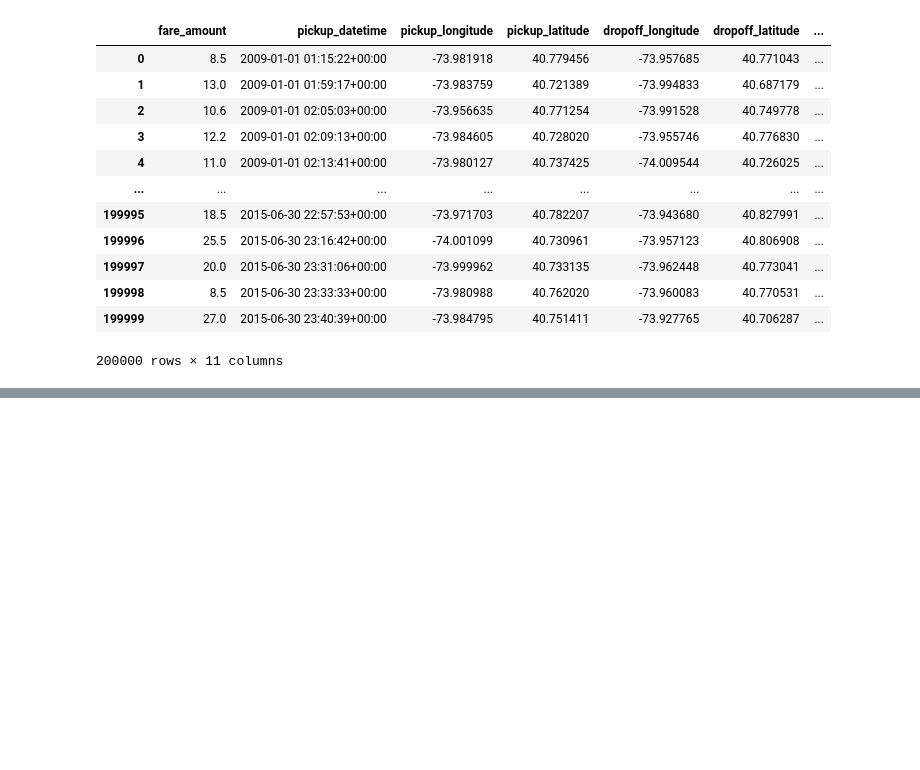
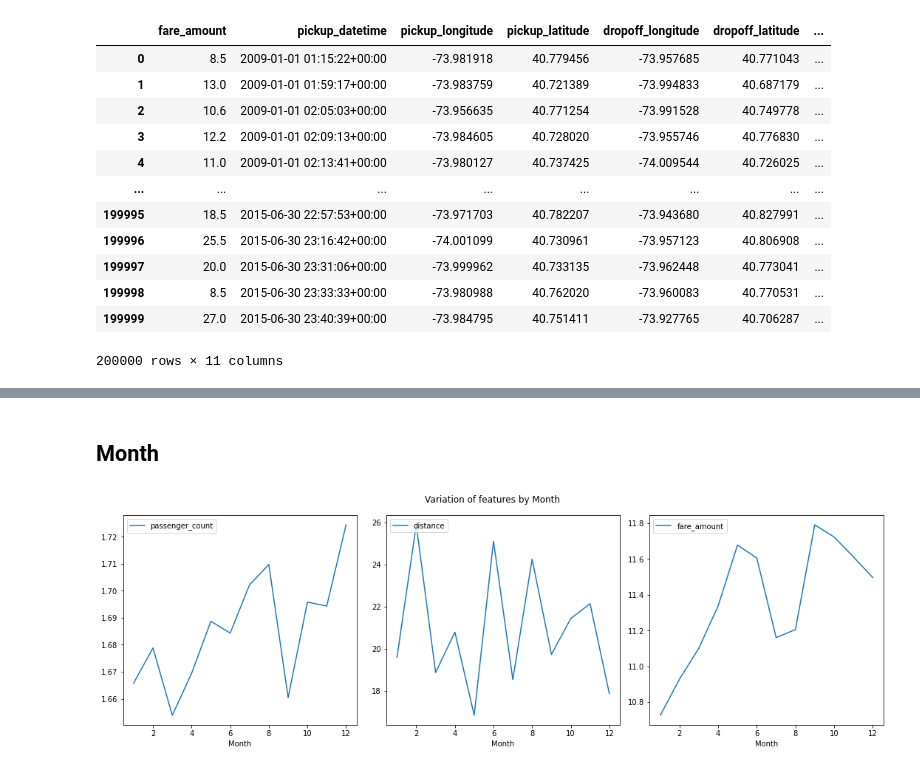
Before and after one commit to escortKwon/IndividualProjects_for_Portfolio, a Jupyter notebook: Unvoted/12. Uber Fare Prediction/UberFarePrediction.ipynb, the cells around one changed output, grey strips where cells are left out. Saved outputs shown, nothing was run; the diff lists cells and outputs as text; code cells hidden in the pictures; blank space fills up the shorter version.

```diff
--- a/Unvoted/12. Uber Fare Prediction/UberFarePrediction.ipynb
+++ b/Unvoted/12. Uber Fare Prediction/UberFarePrediction.ipynb
@@ -114,0 +219,16 @@ uber
+# %% [markdown]
+## Month
+# %%
+fig, axs = plt.subplots(ncols=3, figsize=(15, 5))
+
+for i, feature in enumerate(features):
+    cols=i%3
+    uber_month[feature].plot.line(ax=axs[cols])
+    axs[i].legend(loc=2)
+    axs[i].set_xlabel("Month")
+
+plt.suptitle('Variation of features by Month')
+plt.tight_layout()
+plt.show()
+# %% [output]
+[figure, added]
```
Also changed, not shown: parts of 23 cells of this notebook.
